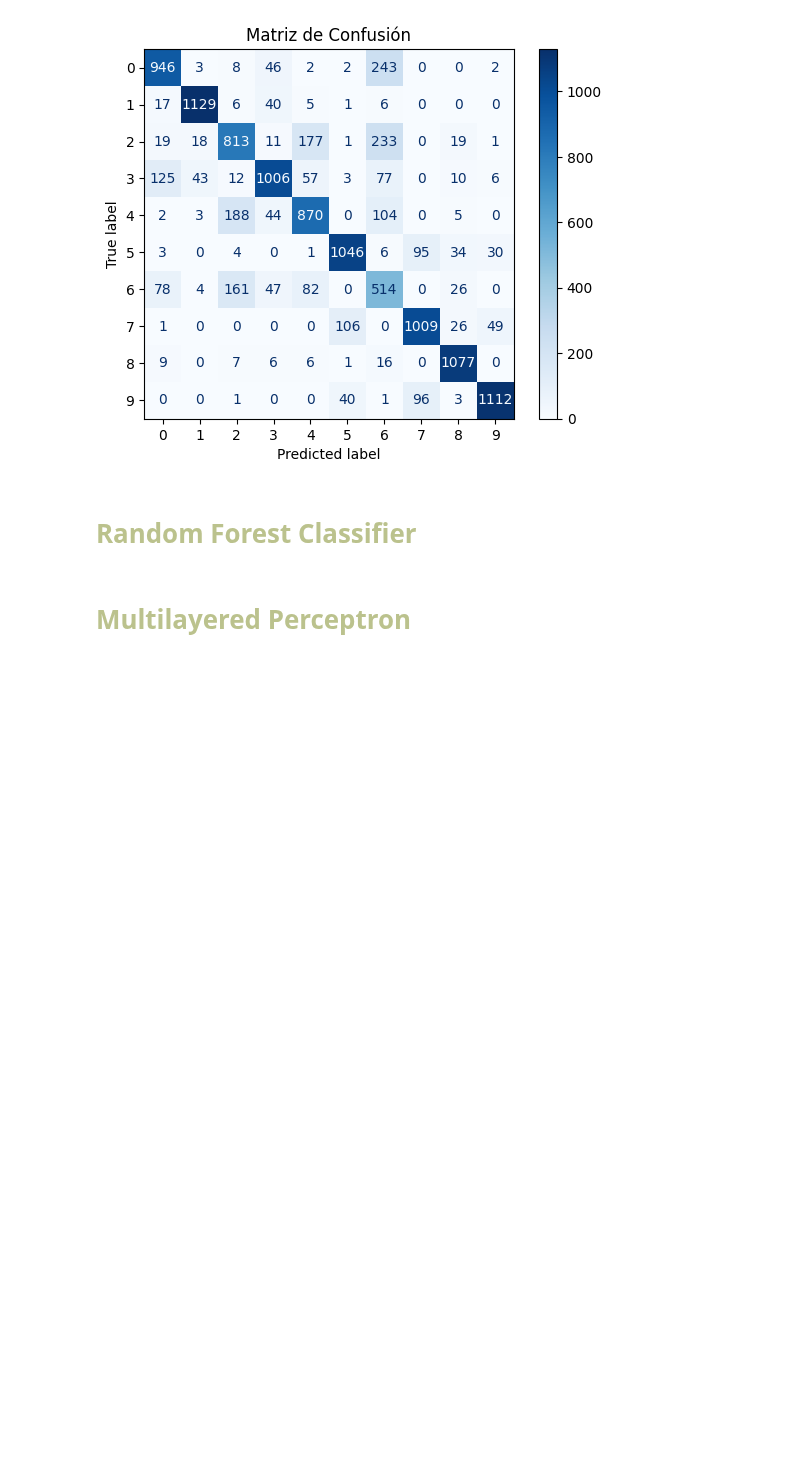
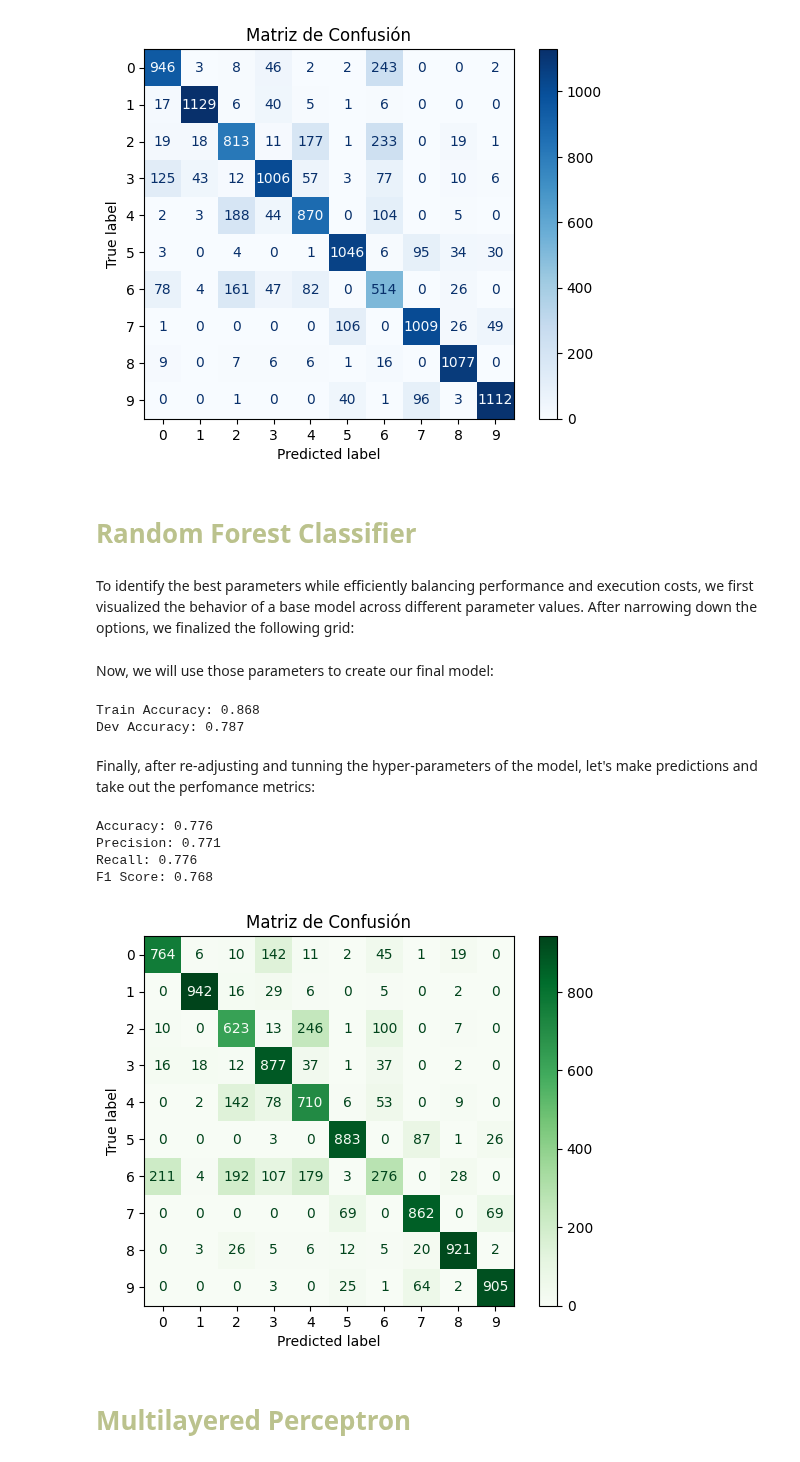
Before and after one commit to ch0fas/ML_Projects, a Jupyter notebook: fashion_mnist.ipynb, the cells around one changed output. Saved outputs shown, nothing was run; the diff lists cells and outputs as text; code cells hidden in the pictures; blank space fills up the shorter version.

Commit message:
Added rf model

```diff
--- a/fashion_mnist.ipynb
+++ b/fashion_mnist.ipynb
@@ -204,3 +204,5 @@ F1 Score: 0.7964
 [figure]
 # %% [markdown]
 # <font color= #bbc28d> **Random Forest Classifier** </font>
+# %% [markdown]
+To identify the best parameters while efficiently balancing performance and execution costs, we first visualized the behavior of a base model across different parameter values. After narrowing down the options, we finalized the following grid:
@@ -207,13 +250,59 @@ F1 Score: 0.7964
+# %% [markdown]
+Now, we will use those parameters to create our final model:
 # %%
-clf =  RandomForestClassifier(n_estimators = 25, max_depth = 12, random_state = 2)
+# Use the params obtained in CV
+clf =  RandomForestClassifier(
+    n_estimators=100,
+    max_depth=13,
+    min_samples_leaf=2,
+    min_samples_split=12,
+    bootstrap=False,
+    n_jobs=-1,
+    ccp_alpha = 0.00001,
+    random_state=2
+)
+
+# Train the model
 clf.fit(X_train_flat, y_train_aug)
+
+# Metrics on the dev/train
+dev_acc = clf.score(X_dev_flat, y_dev)
+train_acc = clf.score(X_train_flat, y_train_aug)
+print(f"Train Accuracy: {train_acc:.3f}")
+print(f"Dev Accuracy: {dev_acc:.3f}")
+# %% [output]
+Train Accuracy: 0.868
+Dev Accuracy: 0.787
+# %% [markdown]
+Finally, after re-adjusting and tunning the hyper-parameters of the model, let's make predictions and take out the perfomance metrics:
 # %%
-dev_acc = clf.score(X_dev_flat, y_dev)
-train_acc = clf.score(X_train_flat, y_train_aug)
-test_acc = clf.score(X_test_flat, y_test)
-print(f"Train Accuracy: {train_acc:.3f}")
-print(f"Dev Accuracy: {dev_acc:.3f}")
-print(f"Test Accuracy: {test_acc:.3f}")
+# Make predictions on test
+y_pred = clf.predict(X_test_flat)
+
+# Metrics
+accuracy = accuracy_score(y_test, y_pred)
+precision = precision_score(y_test, y_pred, average='weighted')
+recall = recall_score(y_test, y_pred, average='weighted')
+f1 = f1_score(y_test, y_pred, average='weighted')
+
+# Show metrics performance
+print(f'Accuracy: {accuracy:.3f}')
+print(f'Precision: {precision:.3f}')
+print(f'Recall: {recall:.3f}')
+print(f'F1 Score: {f1:.3f}')
+
+# CM
+cm = confusion_matrix(y_test, y_pred)
+disp = ConfusionMatrixDisplay(confusion_matrix=cm, display_labels=clf.classes_)
+disp.plot(cmap='Greens')
+plt.title('Matriz de Confusión')
+plt.show()
+# %% [output]
+Accuracy: 0.776
+Precision: 0.771
+Recall: 0.776
+F1 Score: 0.768
+[figure, added]
 # %% [markdown]
 # <font color= #bbc28d> **Multilayered Perceptron** </font>
 # %% [markdown]
```
Also changed, not shown: parts of 1 cell of this notebook.
